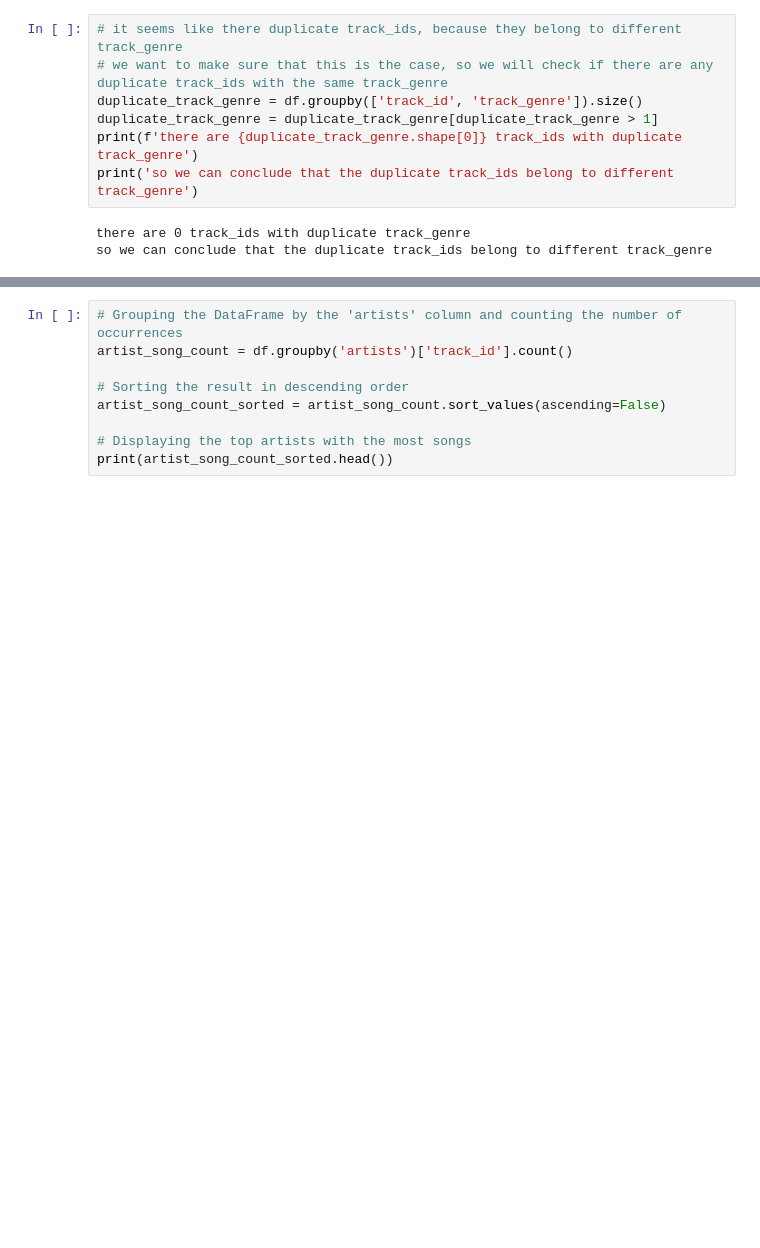
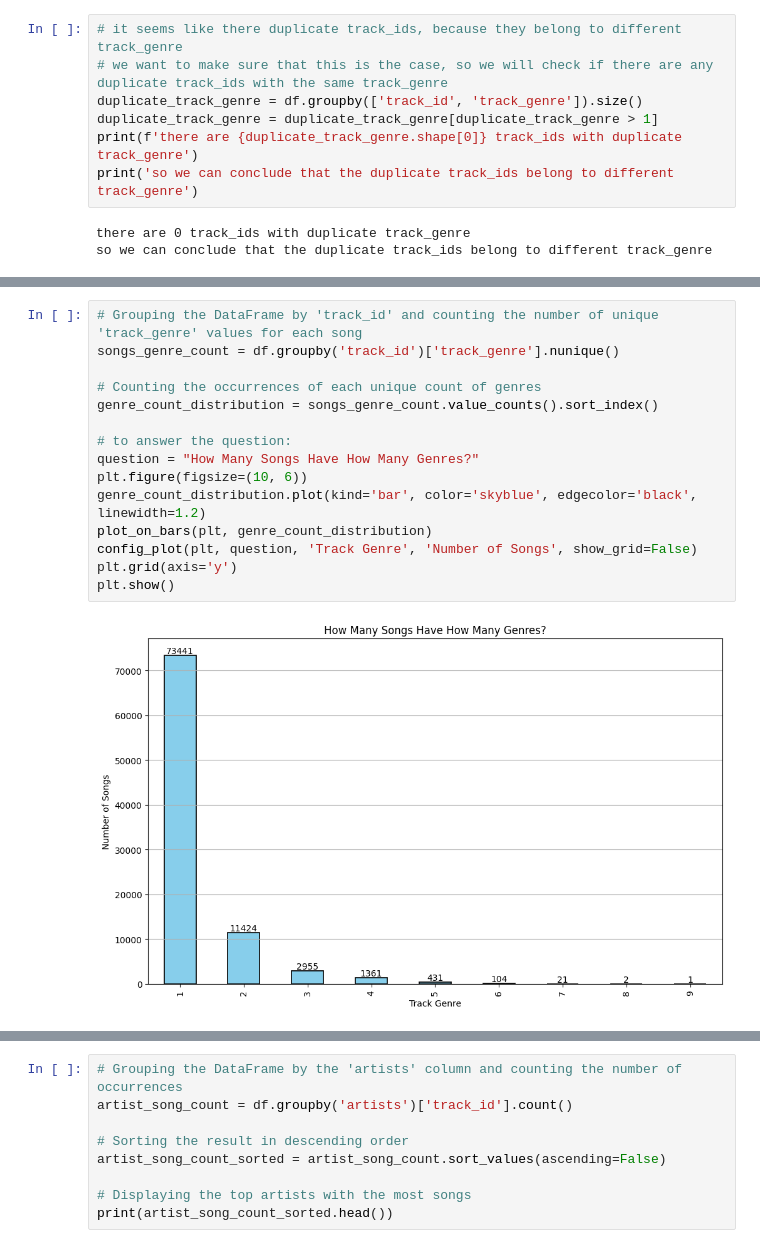
Before and after one commit to malakggh/Data-Science-Project, a Jupyter notebook: project.ipynb, the cells around one changed output, grey strips where cells are left out. Drawn from its saved outputs; the diff is of its cells as text; blank space fills up the shorter version.

```diff
--- a/project.ipynb
+++ b/project.ipynb
@@ -97,0 +115,17 @@ from utils import get_ticks, plot_on_bars, config_plot
+# %%
+# Grouping the DataFrame by 'track_id' and counting the number of unique 'track_genre' values for each song
+songs_genre_count = df.groupby('track_id')['track_genre'].nunique()
+
+# Counting the occurrences of each unique count of genres
+genre_count_distribution = songs_genre_count.value_counts().sort_index()
+
+# to answer the question:
+question = "How Many Songs Have How Many Genres?"
+plt.figure(figsize=(10, 6))
+genre_count_distribution.plot(kind='bar', color='skyblue', edgecolor='black', linewidth=1.2)
+plot_on_bars(plt, genre_count_distribution)
+config_plot(plt, question, 'Track Genre', 'Number of Songs', show_grid=False)
+plt.grid(axis='y')
+plt.show()
+# %% [output]
+[figure, added]
```
Also changed, not shown: parts of 43 cells of this notebook, 5 other files.
